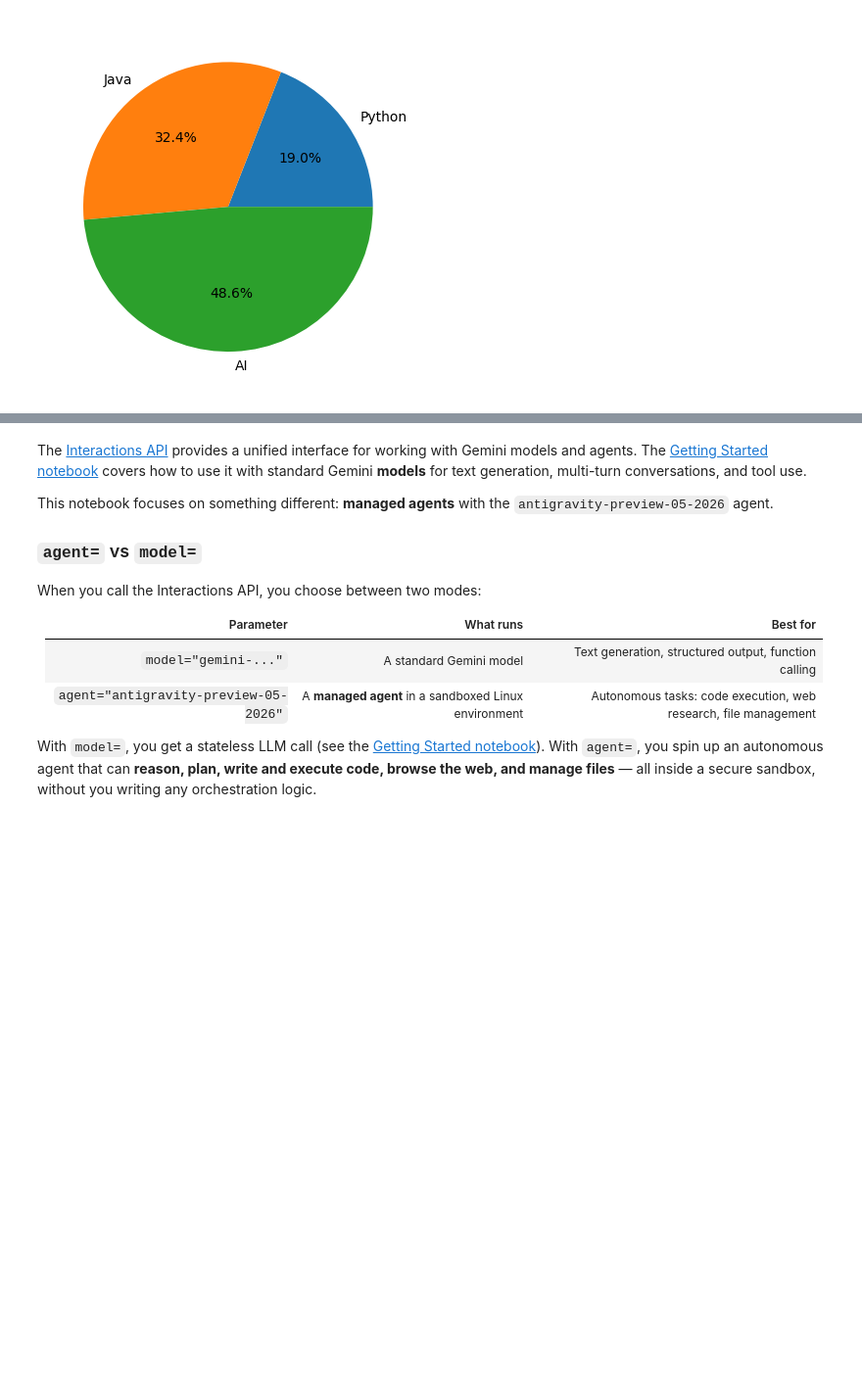
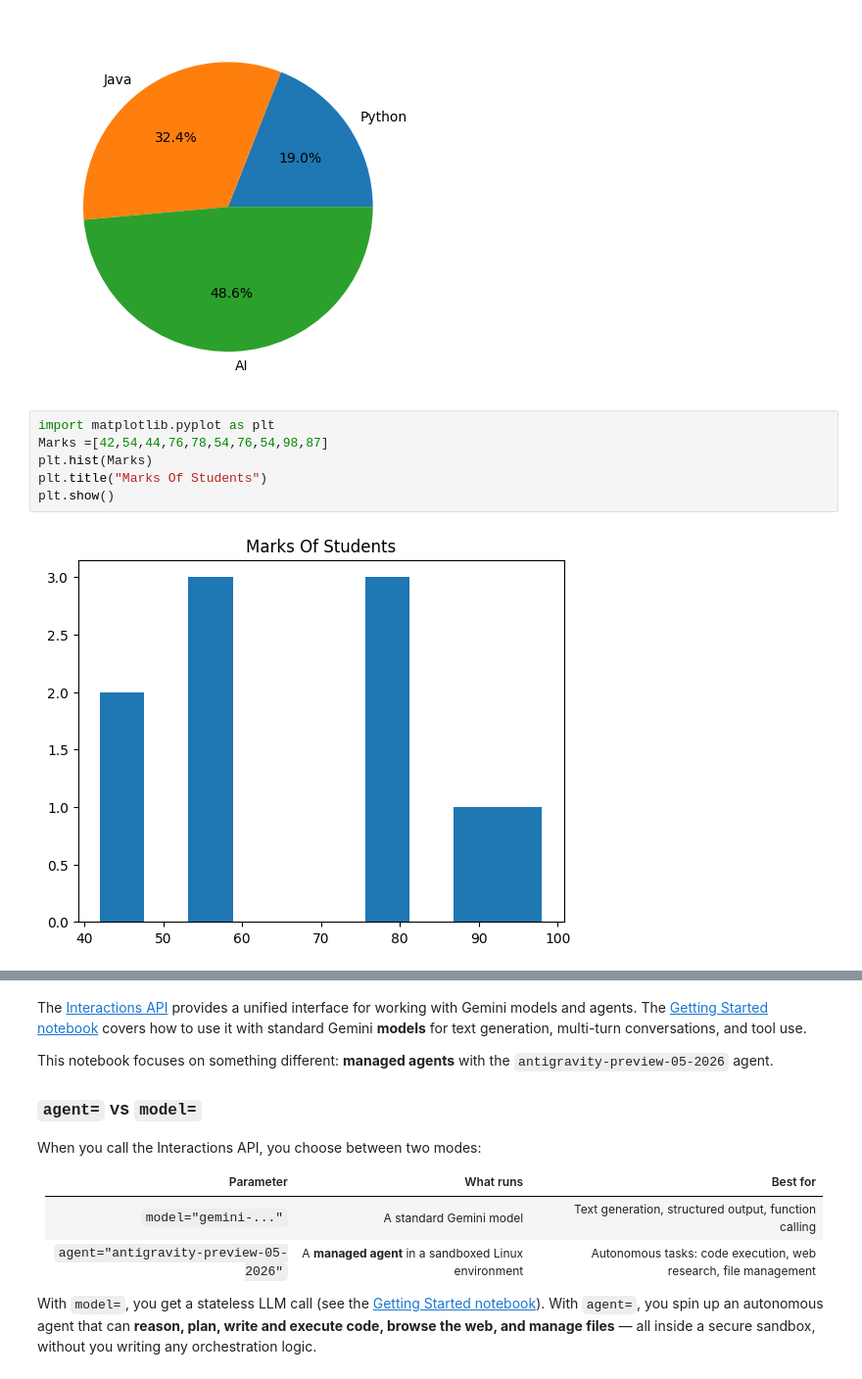
Before and after one commit to archoudhary698-stack/DocuMind-AI, a Jupyter notebook: quickstarts/Get_started_managed_agents.ipynb, the cells around one changed output, grey strips where cells are left out. Shown at 98% size. Drawn from its saved outputs; the diff is of its cells as text; blank space fills up the shorter version.

```diff
--- a/quickstarts/Get_started_managed_agents.ipynb
+++ b/quickstarts/Get_started_managed_agents.ipynb
@@ -42,6 +42,14 @@ plt.pie(Hours,labels=Subject,autopct="%1.1f%%")
 plt.show()
 # %% [output]
 [figure]
+# %%
+import matplotlib.pyplot as plt
+Marks =[42,54,44,76,78,54,76,54,98,87]
+plt.hist(Marks)
+plt.title("Marks Of Students")
+plt.show()
+# %% [output]
+[figure, added]
 # %% [markdown]
 # Gemini Agents API: Build managed agents with the Interactions API
 
```
